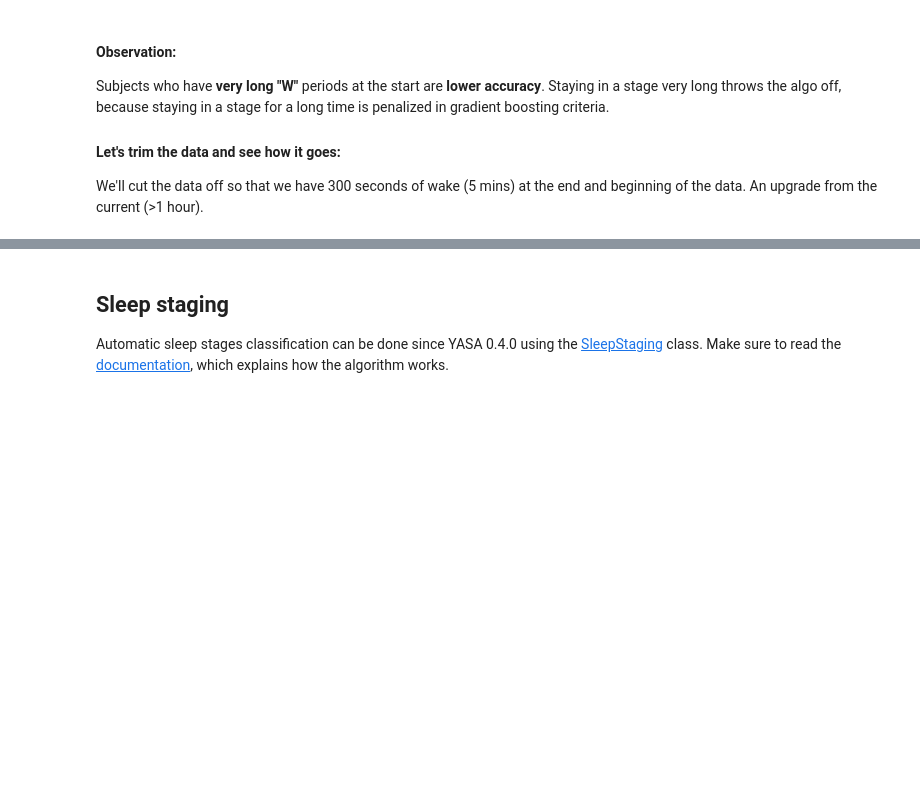
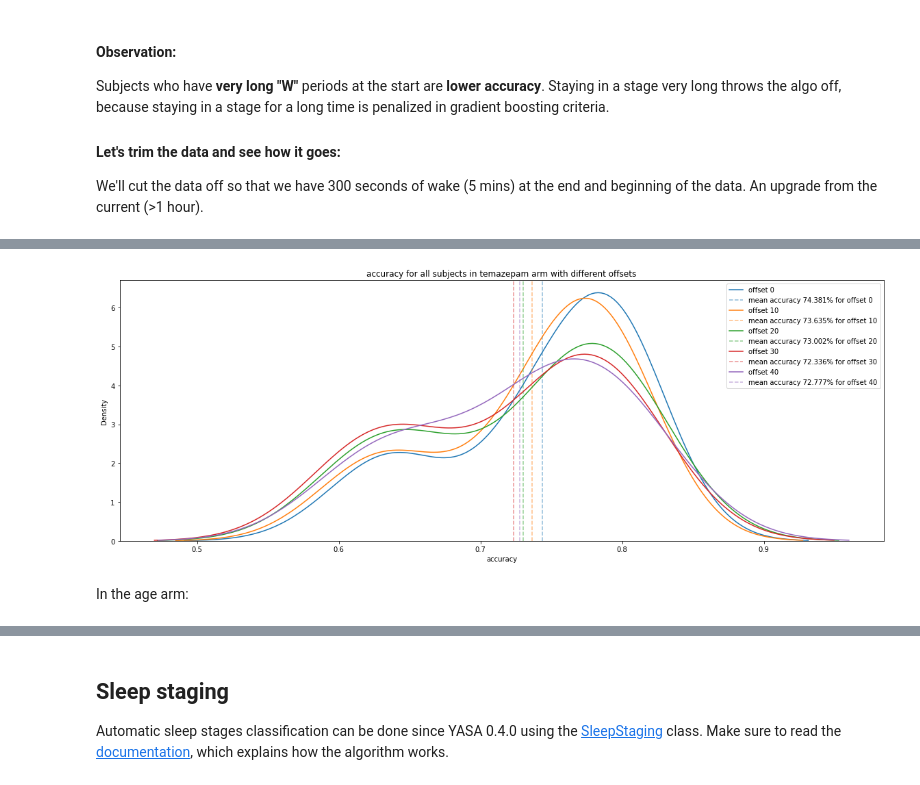
Before and after one commit to tmorshed/yasa, a Jupyter notebook: notebooks/14_automatic_sleep_staging.ipynb, the cells around one changed output, grey strips where cells are left out. Saved outputs shown, nothing was run; the diff lists cells and outputs as text; code cells hidden in the pictures; blank space fills up the shorter version.

```diff
--- a/notebooks/14_automatic_sleep_staging.ipynb
+++ b/notebooks/14_automatic_sleep_staging.ipynb
@@ -269,3 +258,0 @@ ValueError: invalid lineno
-# %%
-firstN=np.where(hd!=0)[0][0]-offset # first non-W stage (before subject falls asleep), with 10 epochs padding
-lastN=np.where(hd!=0)[0][-1]+offset # last non-W stage (when subject wakes up), with 10 epochs padding
@@ -346,0 +288,20 @@ okay it actually finished at Tue Aug 30 13:32:53 2022
+# %%
+_accs = {}
+_fails = {}
+
+t0=time()
+print('started at', ctime(t0))
+for offset in [0,10,20,30,40]:
+    _accs[offset] = {}
+    _fails[offset] = {}
+    for i in range(82):
+        t1=time()
+        _a, _f = test_staging_with_offset(sid=i, arm='temazepam', offset=offset)
+        _accs[offset][i]=_a
+        _fails[offset][i]=_f
+        t2=time()
+        print('finished subject {} with offset {} in {} seconds. we will prob be done by {}     '.format(str(i),
+                                                                                                    str(offset),
+                                                                                                    round(t2-t1,2),
+                                                                                                    ctime(((t2-t1)*5*82)+t0)
+                                                                                                    ), end='\r')
@@ -346,0 +311,22 @@ okay it actually finished at Tue Aug 30 13:32:53 2022
+# %%
+c=sns.color_palette(n_colors=5)
+plt.figure(figsize=(20,7));
+for _n, offset in enumerate(_accs):
+    _l = [v for v in _accs[offset].values() if v is not np.nan]
+    sns.kdeplot((_l), label='offset {}'.format(offset), color=c[_n])
+    plt.axvline(x=np.mean(_l),
+                linestyle='--',
+                color=c[_n],
+                label='mean accuracy {}% for offset {}'.format(round(np.mean(_l)*100, 3),
+                                                        offset
+                                                        ),
+                alpha=0.5
+                )
+plt.title('accuracy for all subjects in temazepam arm with different offsets')
+plt.xlabel('accuracy')
+plt.legend()
+plt.show()
+# %% [output]
+[figure, added]
+# %% [markdown]
+In the age arm:
```
Also changed, not shown: parts of 10 cells of this notebook.
